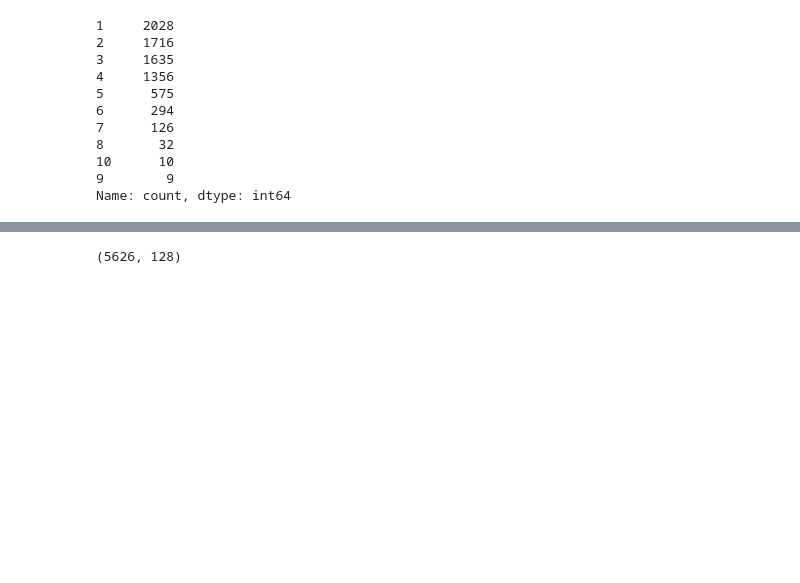
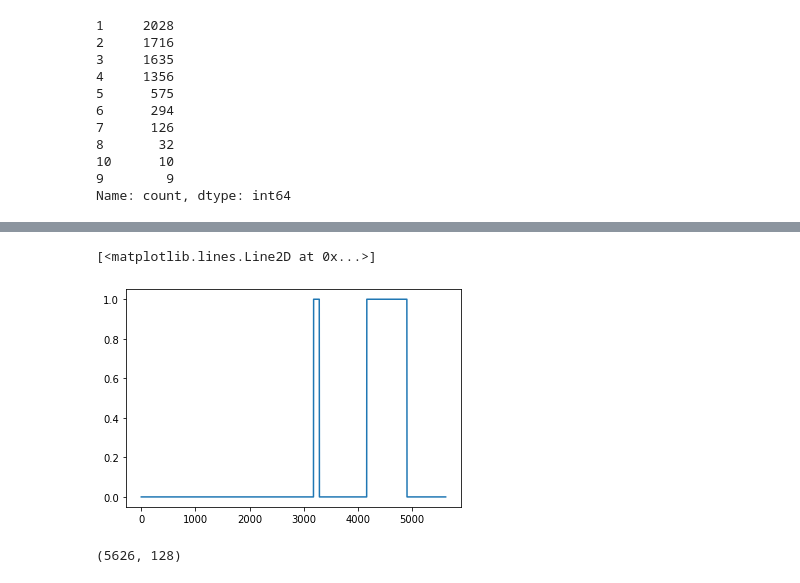
Before and after one commit to ibkuroyagi/Rainforest-Connection-Species-Audio-Detection, a Jupyter notebook: working/EDA.ipynb, the cells around one changed output, grey strips where cells are left out. Saved outputs shown, nothing was run; the diff lists cells and outputs as text; code cells hidden in the pictures; blank space fills up the shorter version.

```diff
--- a/working/EDA.ipynb
+++ b/working/EDA.ipynb
@@ -189,3 +199,8 @@ plt.colorbar()
+# %%
+plt.plot(matrix_tp.sum(axis=1))
+# %% [output]
+[<matplotlib.lines.Line2D at 0x...>]
+[figure, added]
 # %%
 mel.shape
 # %% [output]
```
Also changed, not shown: parts of 12 cells of this notebook, 2 other files.
